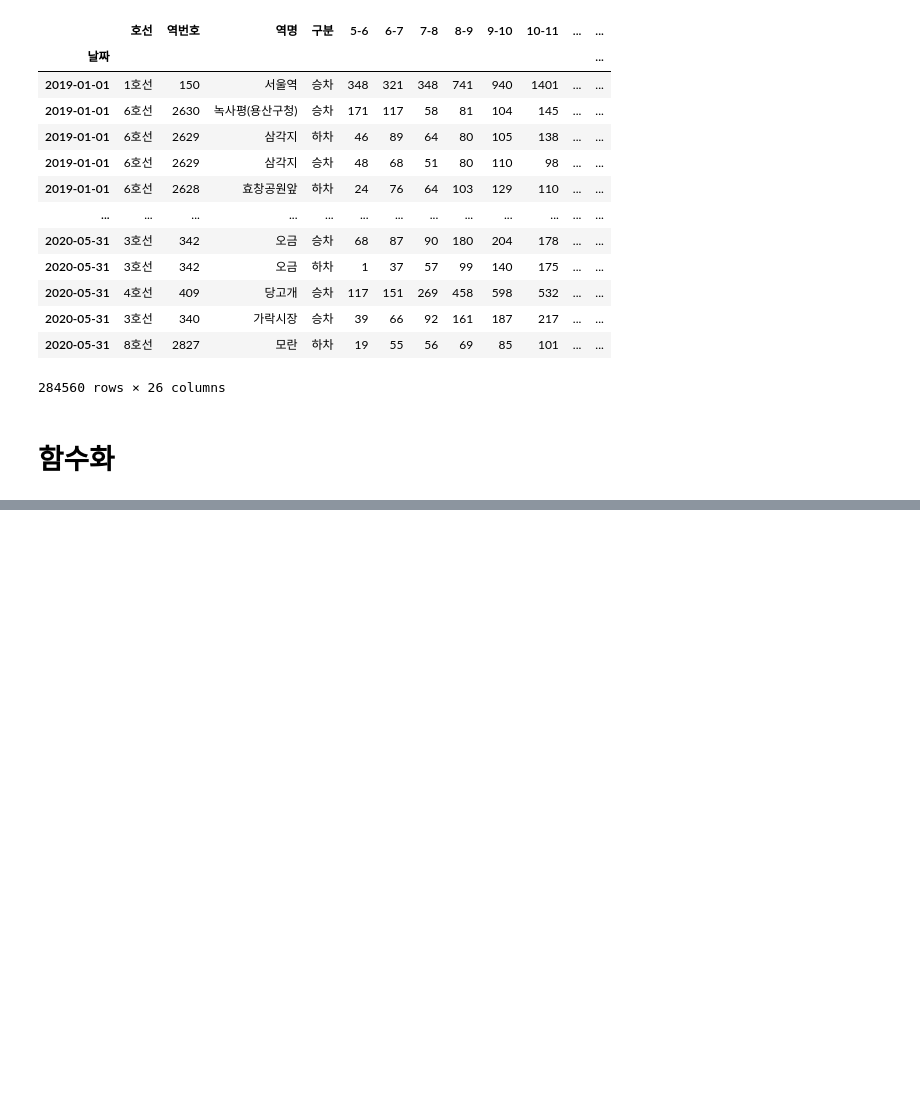
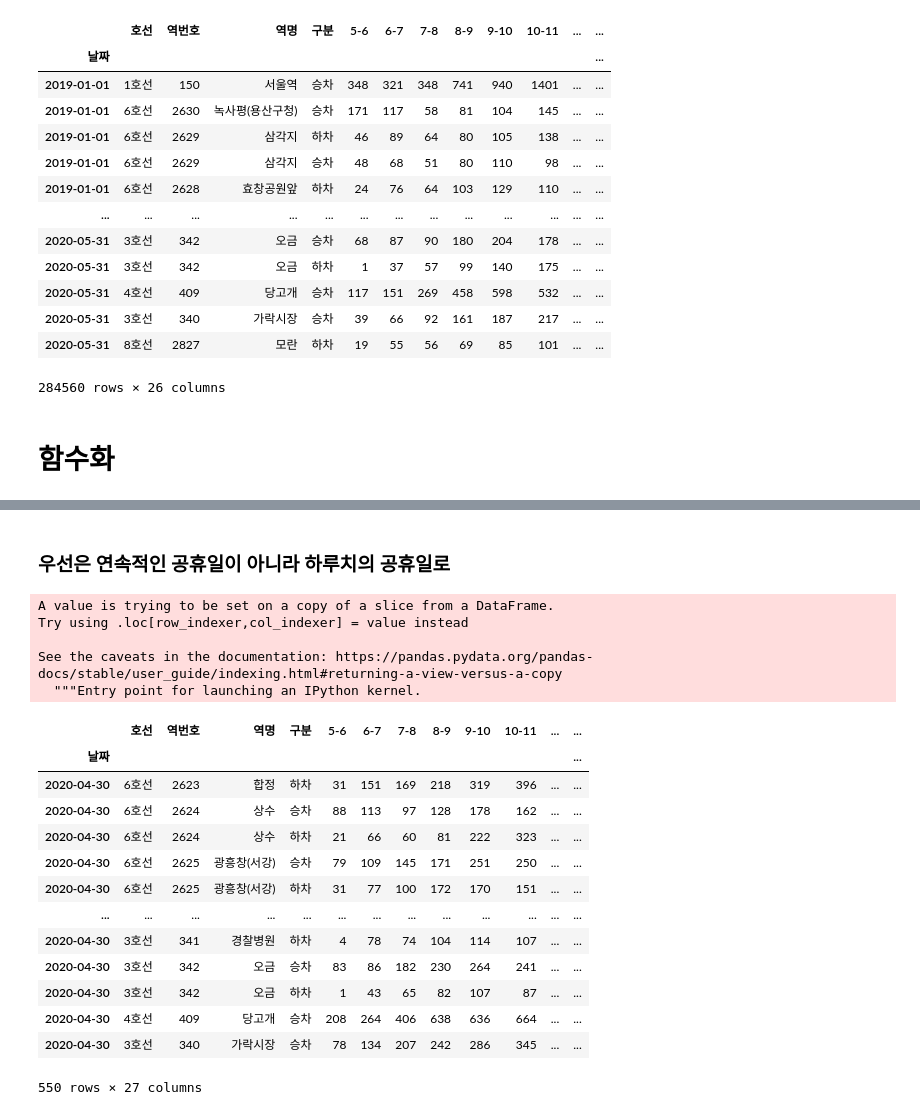
Before and after one commit to Changyoon-Lee/big_contest, a Jupyter notebook: 지난 n주일 지하철 하차데이터.ipynb, the cells around one changed output, grey strips where cells are left out. Drawn from its saved outputs; the diff is of its cells as text; code cells hidden in the pictures; blank space fills up the shorter version.

```diff
--- a/지난 n주일 지하철 하차데이터.ipynb
+++ b/지난 n주일 지하철 하차데이터.ipynb
@@ -255,0 +415,3 @@ find_pop('2020-05-31', '06 ~ 07', '명동', 5)
+# %%
+subway_all.reset_index(inplace=True)
+subway_all['공휴일'] = temp_holiday['공휴일']
@@ -255,0 +436,4 @@ find_pop('2020-05-31', '06 ~ 07', '명동', 5)
+# %%
+subway_all.set_index('날짜', inplace=True)
+# %%
+subway_all.loc['2020-01-24':'2020-01-27']['공휴일'] = 1
@@ -255,0 +451,27 @@ find_pop('2020-05-31', '06 ~ 07', '명동', 5)
+# %% [markdown]
+### 우선은 연속적인 공휴일이 아니라 하루치의 공휴일로
+# %%
+subway_all.loc['2020-04-30']['공휴일'] = 1
+# %% [output]
+A value is trying to be set on a copy of a slice from a DataFrame.
+Try using .loc[row_indexer,col_indexer] = value instead
+
+See the caveats in the documentation: https://pandas.pydata.org/pandas-docs/stable/user_guide/indexing.html#returning-a-view-versus-a-copy
+  """Entry point for launching an IPython kernel.
+# %%
+subway_all.loc['2020-04-30']
+# %% [output]
+|  | 호선 | 역번호 | 역명 | 구분 | 5-6 | 6-7 | 7-8 | 8-9 | 9-10 | 10-11 | ... | ... |
+| 날짜 |  |  |  |  |  |  |  |  |  |  |  | ... |
+| 2020-04-30 | 6호선 | 2623 | 합정 | 하차 | 31 | 151 | 169 | 218 | 319 | 396 | ... | ... |
+| 2020-04-30 | 6호선 | 2624 | 상수 | 승차 | 88 | 113 | 97 | 128 | 178 | 162 | ... | ... |
+| 2020-04-30 | 6호선 | 2624 | 상수 | 하차 | 21 | 66 | 60 | 81 | 222 | 323 | ... | ... |
+| 2020-04-30 | 6호선 | 2625 | 광흥창(서강) | 승차 | 79 | 109 | 145 | 171 | 251 | 250 | ... | ... |
+| 2020-04-30 | 6호선 | 2625 | 광흥창(서강) | 하차 | 31 | 77 | 100 | 172 | 170 | 151 | ... | ... |
+| ... | ... | ... | ... | ... | ... | ... | ... | ... | ... | ... | ... | ... |
+| 2020-04-30 | 3호선 | 341 | 경찰병원 | 하차 | 4 | 78 | 74 | 104 | 114 | 107 | ... | ... |
+| 2020-04-30 | 3호선 | 342 | 오금 | 승차 | 83 | 86 | 182 | 230 | 264 | 241 | ... | ... |
+| 2020-04-30 | 3호선 | 342 | 오금 | 하차 | 1 | 43 | 65 | 82 | 107 | 87 | ... | ... |
+| 2020-04-30 | 4호선 | 409 | 당고개 | 승차 | 208 | 264 | 406 | 638 | 636 | 664 | ... | ... |
+| 2020-04-30 | 3호선 | 340 | 가락시장 | 승차 | 78 | 134 | 207 | 242 | 286 | 345 | ... | ... |
+550 rows × 27 columns
```
Also changed, not shown: parts of 57 cells of this notebook.
